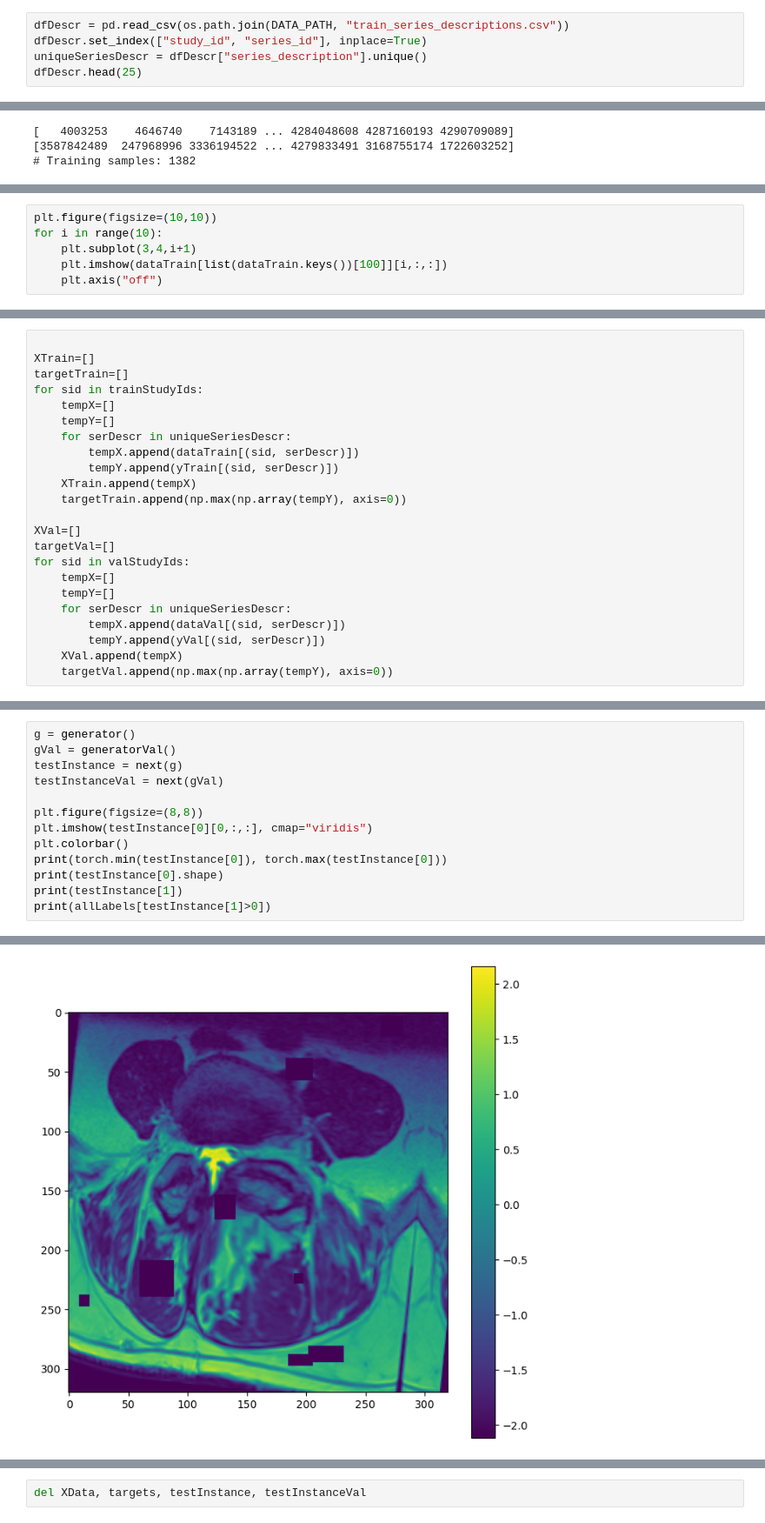
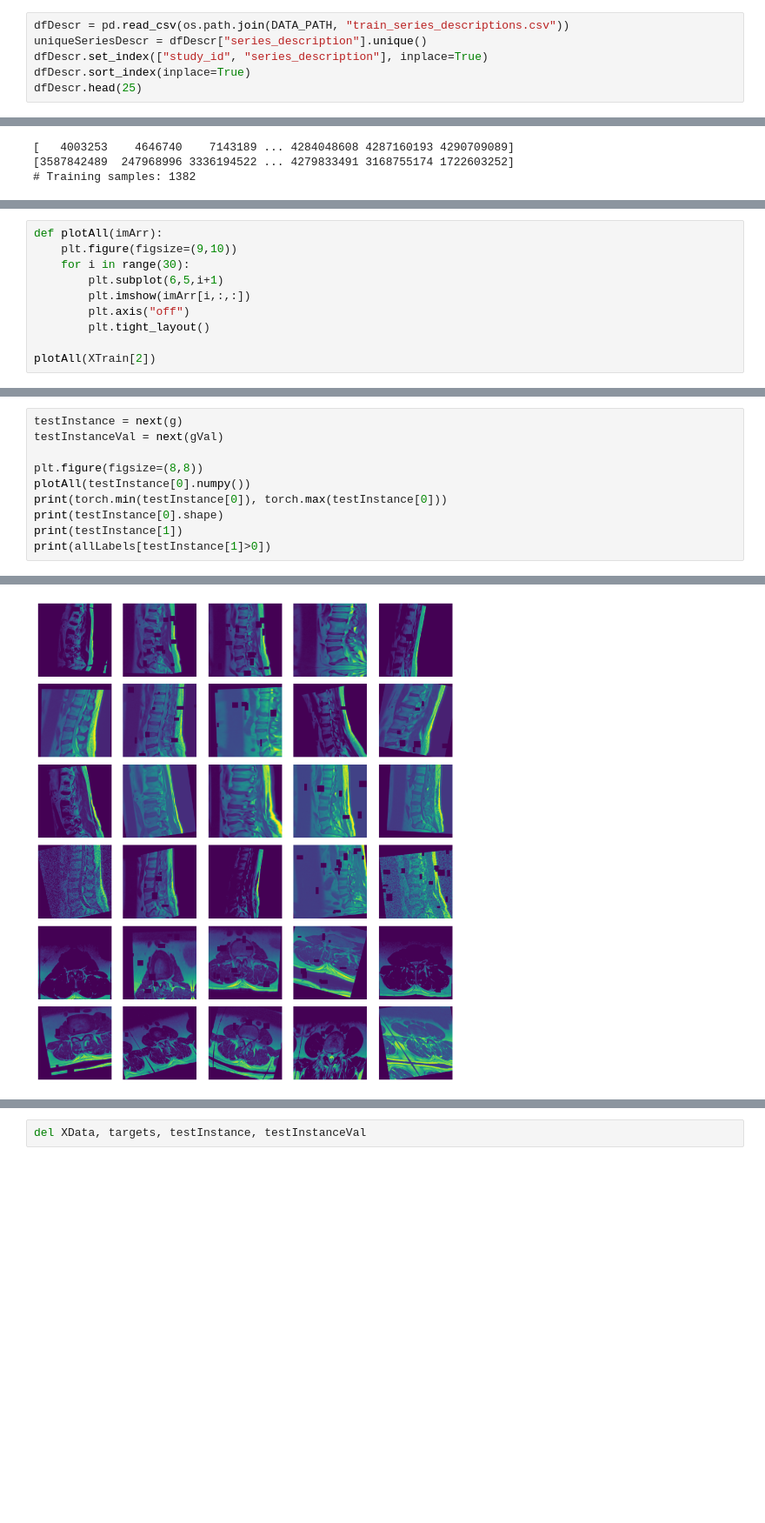
Before and after one commit to m5k5/RSNA2024, a Jupyter notebook: dataSampling.ipynb, the cells around one changed output, grey strips where cells are left out. Shown at 87% size. Saved outputs shown, nothing was run; the diff lists cells and outputs as text; blank space fills up the shorter version.

```diff
--- a/dataSampling.ipynb
+++ b/dataSampling.ipynb
@@ -51,7 +51,8 @@ pd.unique(df["spinal_canal_stenosis_l1_l2"])
 array(['Normal/Mild', 'Moderate', 'Severe'], dtype=object)
 # %%
 dfDescr = pd.read_csv(os.path.join(DATA_PATH, "train_series_descriptions.csv"))
-dfDescr.set_index(["study_id", "series_id"], inplace=True)
 uniqueSeriesDescr = dfDescr["series_description"].unique()
+dfDescr.set_index(["study_id", "series_description"], inplace=True)
+dfDescr.sort_index(inplace=True)
 dfDescr.head(25)
 # %% [output]
@@ -351,7 +358,11 @@ AttributeError: 'numpy.ndarray' object has no attribute 'keys'
 # %%
-plt.figure(figsize=(10,10))
-for i in range(10):
-    plt.subplot(3,4,i+1)
-    plt.imshow(dataTrain[list(dataTrain.keys())[100]][i,:,:])
-    plt.axis("off")
+def plotAll(imArr):
+    plt.figure(figsize=(9,10))
+    for i in range(30):
+        plt.subplot(6,5,i+1)
+        plt.imshow(imArr[i,:,:])
+        plt.axis("off")
+        plt.tight_layout()
+
+plotAll(XTrain[2])
 # %% [output]
@@ -359,24 +370 @@ for i in range(10):
-# %%
-
-XTrain=[]
-targetTrain=[]
-for sid in trainStudyIds:
-    tempX=[]
-    tempY=[]
-    for serDescr in uniqueSeriesDescr:
-        tempX.append(dataTrain[(sid, serDescr)])
-        tempY.append(yTrain[(sid, serDescr)])
-    XTrain.append(tempX)
-    targetTrain.append(np.max(np.array(tempY), axis=0))
-
-XVal=[]
-targetVal=[]
-for sid in valStudyIds:
-    tempX=[]
-    tempY=[]
-    for serDescr in uniqueSeriesDescr:
-        tempX.append(dataVal[(sid, serDescr)])
-        tempY.append(yVal[(sid, serDescr)])
-    XVal.append(tempX)
-    targetVal.append(np.max(np.array(tempY), axis=0))
 # %%
@@ -465,12 +435,9 @@ def generatorVal():
 # %%
-g = generator()
-gVal = generatorVal()
 testInstance = next(g)
 testInstanceVal = next(gVal)
 
 plt.figure(figsize=(8,8))
-plt.imshow(testInstance[0][0,:,:], cmap="viridis")
-plt.colorbar()
+plotAll(testInstance[0].numpy())
 print(torch.min(testInstance[0]), torch.max(testInstance[0]))
 print(testInstance[0].shape)
 print(testInstance[1])
@@ -483,2 +453,2 @@ torch.Size([1, 320, 320])
-[figure, old version]
+[figure, new version]
 # %%
```
Also changed, not shown: parts of 15 cells of this notebook, 1 other file.
